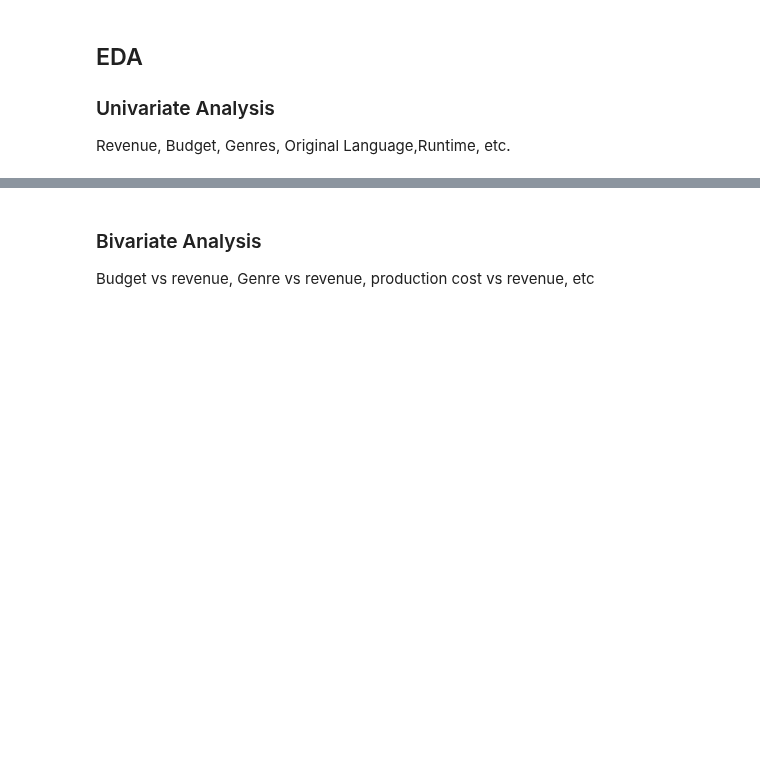
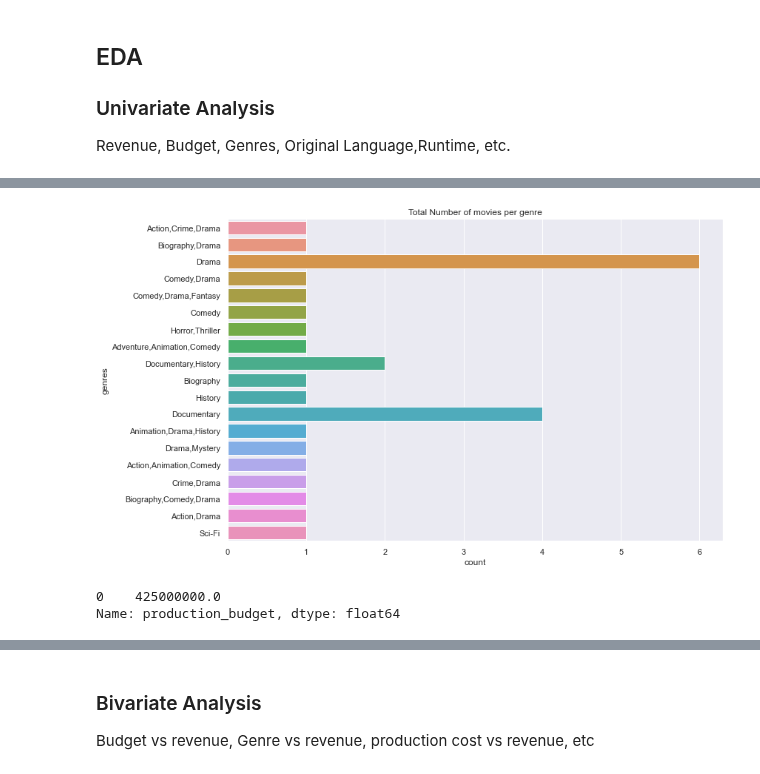
Before and after one commit to gkipkirui1/DSC_PT08P2_Phase_2_Project_Grp_1_Final, a Jupyter notebook: Notebook/mercy.ipynb, the cells around one changed output, grey strips where cells are left out. Saved outputs shown, nothing was run; the diff lists cells and outputs as text; code cells hidden in the pictures; blank space fills up the shorter version.

```diff
--- a/Notebook/mercy.ipynb
+++ b/Notebook/mercy.ipynb
@@ -80,0 +479,17 @@ Revenue, Budget, Genres, Original Language,Runtime, etc.
+# %%
+sns.set_theme(rc={'figure.figsize':(12,8)})
+
+sns.countplot(y=movie_basics['genres'][:30]);
+plt.title("Total Number of movies per genre");
+# %% [output]
+[figure, added]
+# %%
+tn_movie_budgets.columns
+sns.set_theme(rc={'figure.figsize':(12,8)})
+
+prod_budget = tn_movie_budgets['production_budget'].astype(float).sort_values(ascending=False)
+prod_budget.head(1)
+# sns.histplot(data=prod_budget[:50])
+# %% [output]
+0    425000000.0
+Name: production_budget, dtype: float64
```
Also changed, not shown: parts of 35 cells of this notebook.
